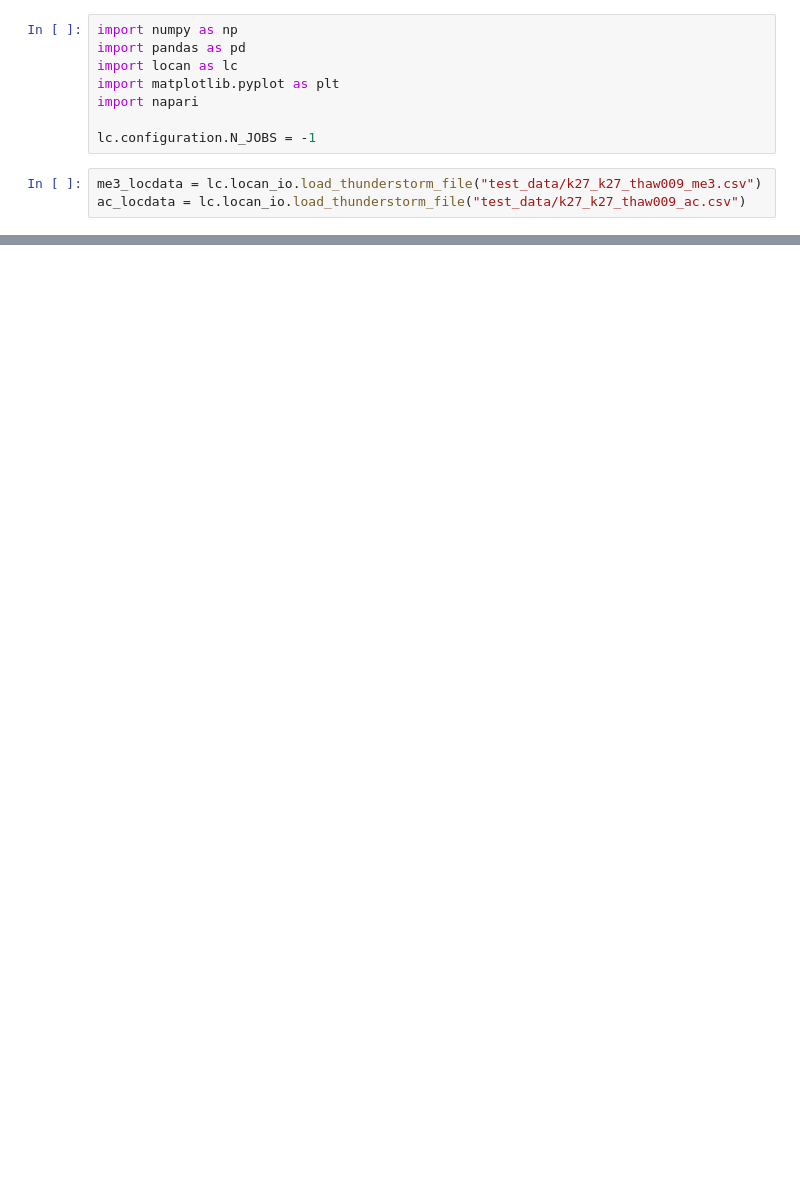
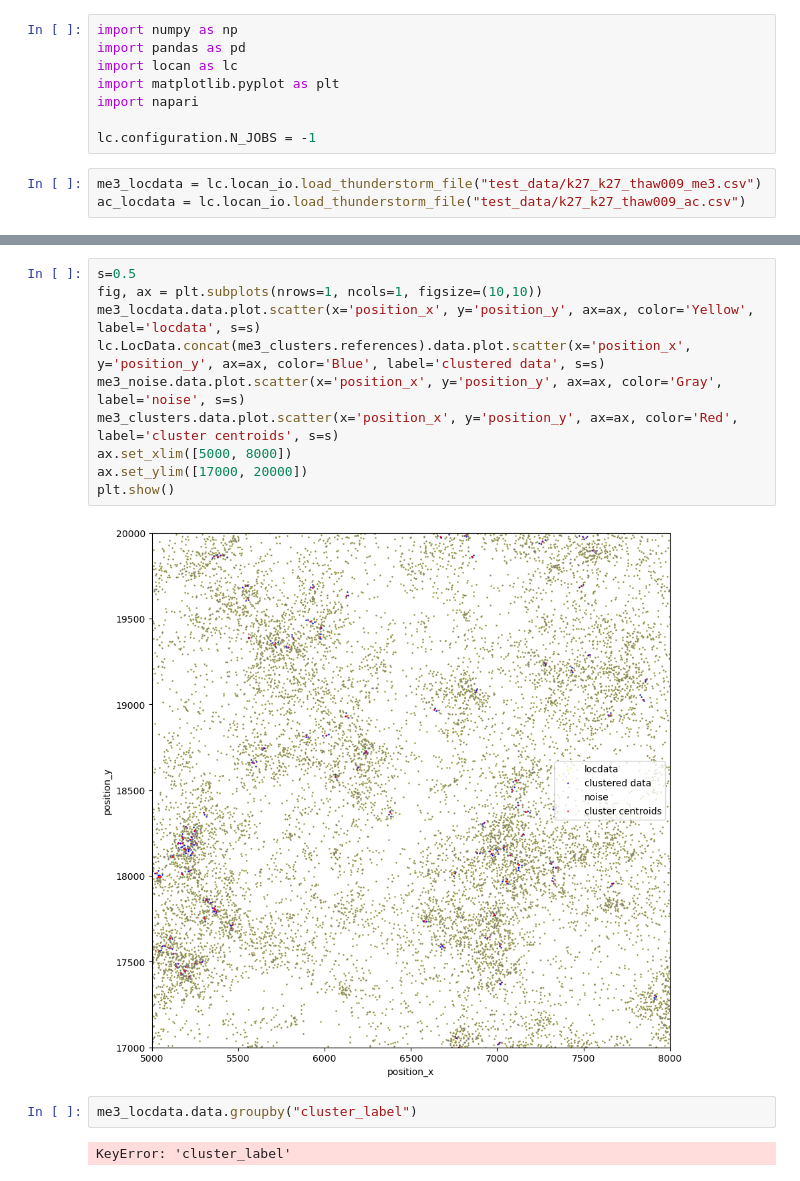
Before and after one commit to grabad/hmt_v2, a Jupyter notebook: dbscan_test.ipynb, the cells around one changed output, grey strips where cells are left out. Cells and saved outputs as stored; diff of their text form; blank space fills up the shorter version.

```diff
--- a/dbscan_test.ipynb
+++ b/dbscan_test.ipynb
@@ -18,0 +20,16 @@ print(me3_locdata)
+# %%
+s=0.5
+fig, ax = plt.subplots(nrows=1, ncols=1, figsize=(10,10))
+me3_locdata.data.plot.scatter(x='position_x', y='position_y', ax=ax, color='Yellow', label='locdata', s=s)
+lc.LocData.concat(me3_clusters.references).data.plot.scatter(x='position_x', y='position_y', ax=ax, color='Blue', label='clustered data', s=s)
+me3_noise.data.plot.scatter(x='position_x', y='position_y', ax=ax, color='Gray', label='noise', s=s)
+me3_clusters.data.plot.scatter(x='position_x', y='position_y', ax=ax, color='Red', label='cluster centroids', s=s)
+ax.set_xlim([5000, 8000])
+ax.set_ylim([17000, 20000])
+plt.show()
+# %% [output]
+[figure, added]
+# %%
+me3_locdata.data.groupby("cluster_label")
+# %% [output]
+KeyError: 'cluster_label'
```
Also changed, not shown: parts of 3 cells of this notebook, 1 other file.
